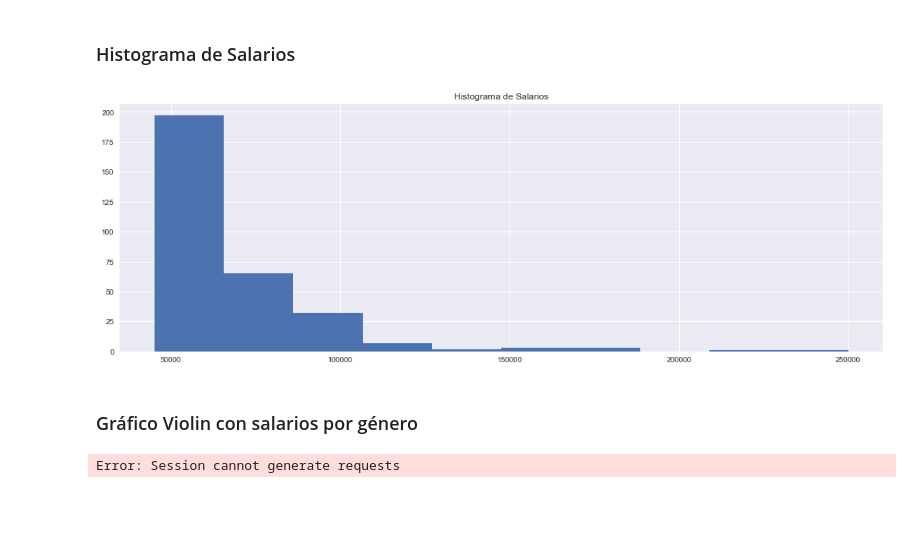
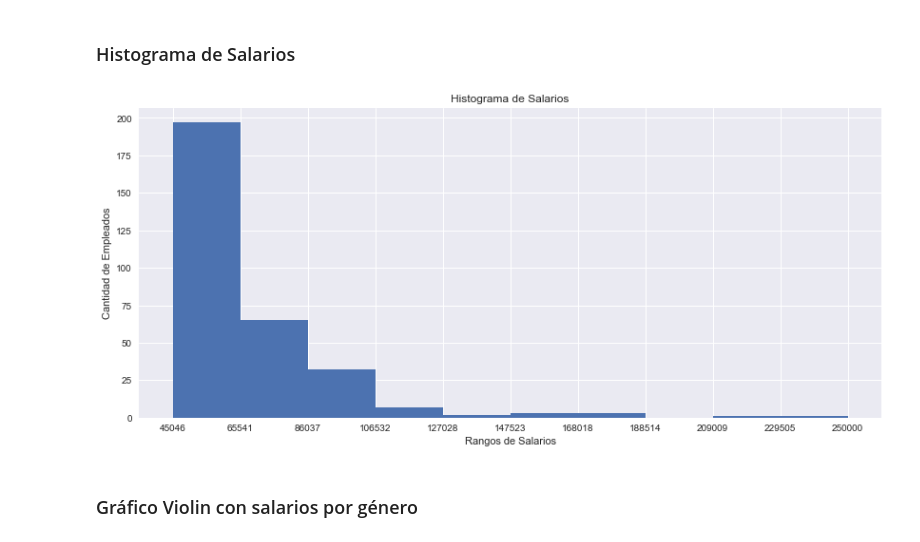
Before and after one commit to AgustinOlivaDS/DataScience, a Jupyter notebook: Entregas/Visualizacion_Oliva_Agustin.ipynb, the cells around one changed output. Cells and saved outputs as stored; diff of their text form; code cells hidden in the pictures; blank space fills up the shorter version.

Commit message:
Visualizaciones terminadas

```diff
--- a/Entregas/Visualizacion_Oliva_Agustin.ipynb
+++ b/Entregas/Visualizacion_Oliva_Agustin.ipynb
@@ -42,15 +43,32 @@ archivo.describe()
 # %% [markdown]
 ### Histograma de Salarios
 # %%
-fig, ax = plt.subplots(figsize=(18, 6))
-ax.hist(archivo.Salary, bins=10)
+fig, ax = plt.subplots(figsize=(14, 6))
+n, bins, patches = ax.hist(archivo.Salary, bins=10)
+ax.set_ylabel('Cantidad de Empleados')
+ax.set_xlabel('Rangos de Salarios')
 ax.set_title('Histograma de Salarios')
-
+plt.xticks(bins)
 plt.show()
 # %% [output]
-[figure, old version]
+[figure, new version]
 # %% [markdown]
 ### Gráfico Violin con salarios por género
 # %%
+# Antes voy a crear dos columnas para tener la segmentación con descripciones
+def labelGender(row):
+    '''Retorma Man cuando el ID es 1 y Woman para el resto'''
+    if row['GenderID'] == 1:
+        return "Man"
+    else:
+        return "Woman"
+archivo['GenderLabel'] = archivo.apply(lambda row: labelGender(row), axis=1)
+def labelMarried(row):
+    '''Retorna Marreid para cuando MarreidID es 1 y Single para el resto'''
+    if row['MarriedID'] == 1:
+        return "Marreid"
+    else:
+        return "Single"
+#Creo las columnas llamando a la función lambda
+archivo['GenderLabel'] = archivo.apply(lambda row: labelGender(row), axis=1)
+archivo['MarriedLabel'] = archivo.apply(lambda row: labelMarried(row), axis=1)
-# %% [output]
-Error: Session cannot generate requests
```
Also changed, not shown: parts of 4 cells of this notebook.
